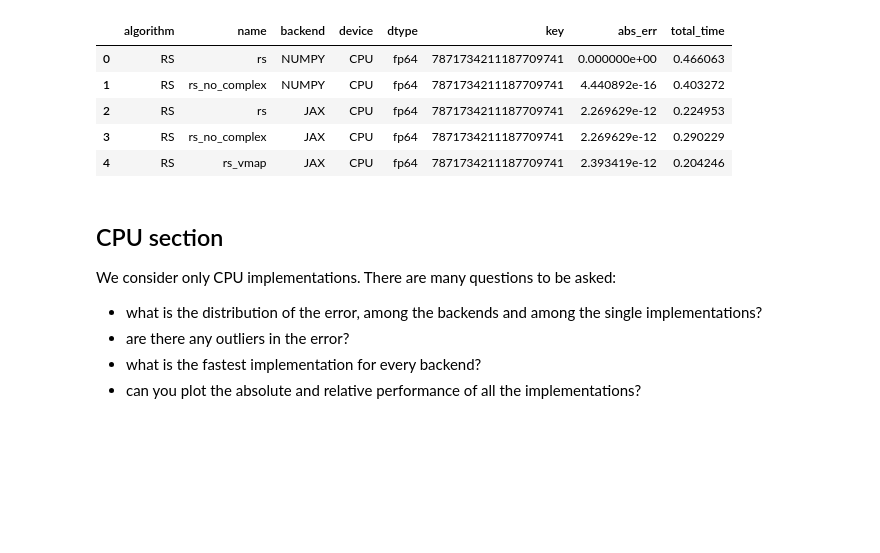
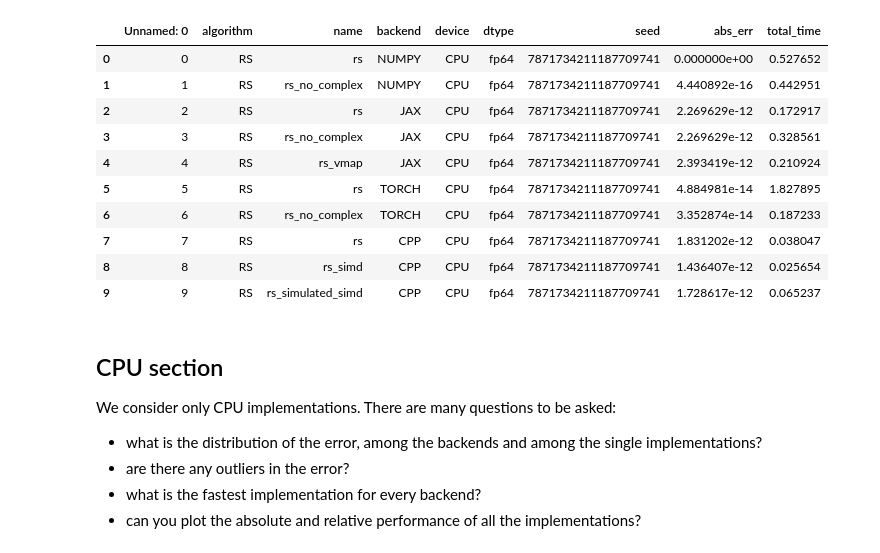
Before and after one commit to FattiMei/slm-porting, a Jupyter notebook: analysis/verification.ipynb, the cells around one changed output. Saved outputs shown, nothing was run; the diff lists cells and outputs as text; code cells hidden in the pictures; blank space fills up the shorter version.

```diff
--- a/analysis/verification.ipynb
+++ b/analysis/verification.ipynb
@@ -11,0 +13,12 @@ df = pd.read_csv('../out.csv')
+# %%
+# these are the columns of the dataset we will study
+COLUMNS = [
+    'algorithm',
+    'name',
+    'backend',
+    'device',
+    'dtype',
+    'seed',
+    'abs_err',
+    'total_time'
+]
@@ -11,0 +27,9 @@ df = pd.read_csv('../out.csv')
+# %%
+import jax
+import jax.numpy as jnp
+jax.config.update('jax_enable_x64', True)
+import numpy as np
+
+from slmporting.core.slm import SLM
+from slmporting.core.array import Array
+from slmporting.core.types import Algorithm, Backend, Device, DType
@@ -11,0 +88,9 @@ df = pd.read_csv('../out.csv')
+# %%
+# we are dealing with a number that lives in [0, 2π]
+# and wraps, so 2π-ε and ε are quite close
+#
+# there are possibly better error metrics to be chosen from,
+# especially if we wanted to explore multiprecision.
+# for the verification purposes, this one will suffice
+def error_function(x, y):
+    return np.max(np.abs(x-y))
@@ -11,0 +155,11 @@ df = pd.read_csv('../out.csv')
+# %%
+input_filename = 'hp_laptop.csv'
+
+try:
+    df = pd.read_csv(input_filename)
+except FileNotFoundError:
+    df = run_test_batch(
+        seed = 42,
+        nruns = 5,
+    )
+    df.to_csv(input_filename)
@@ -12,19 +182,24 @@ df = pd.read_csv('../out.csv')
 # %%
 # preprocessing function, temporary
 def remove_prefix(s: str):
     return s.split('.')[-1]
 
 for column_name in ['algorithm', 'backend', 'device', 'dtype']:
     df[column_name] = df[column_name].apply(remove_prefix)
 
-df.head()
+df.head(n=10)
 # %% [output]
-|  | algorithm | name | backend | device | dtype | key | abs_err | total_time |
-| 0 | RS | rs | NUMPY | CPU | fp64 | 7871734211187709741 | 0.000000e+00 | 0.466063 |
-| 1 | RS | rs_no_complex | NUMPY | CPU | fp64 | 7871734211187709741 | 4.440892e-16 | 0.403272 |
-| 2 | RS | rs | JAX | CPU | fp64 | 7871734211187709741 | 2.269629e-12 | 0.224953 |
-| 3 | RS | rs_no_complex | JAX | CPU | fp64 | 7871734211187709741 | 2.269629e-12 | 0.290229 |
-| 4 | RS | rs_vmap | JAX | CPU | fp64 | 7871734211187709741 | 2.393419e-12 | 0.204246 |
+|  | Unnamed: 0 | algorithm | name | backend | device | dtype | seed | abs_err | total_time |
+| 0 | 0 | RS | rs | NUMPY | CPU | fp64 | 7871734211187709741 | 0.000000e+00 | 0.527652 |
+| 1 | 1 | RS | rs_no_complex | NUMPY | CPU | fp64 | 7871734211187709741 | 4.440892e-16 | 0.442951 |
+| 2 | 2 | RS | rs | JAX | CPU | fp64 | 7871734211187709741 | 2.269629e-12 | 0.172917 |
+| 3 | 3 | RS | rs_no_complex | JAX | CPU | fp64 | 7871734211187709741 | 2.269629e-12 | 0.328561 |
+| 4 | 4 | RS | rs_vmap | JAX | CPU | fp64 | 7871734211187709741 | 2.393419e-12 | 0.210924 |
+| 5 | 5 | RS | rs | TORCH | CPU | fp64 | 7871734211187709741 | 4.884981e-14 | 1.827895 |
+| 6 | 6 | RS | rs_no_complex | TORCH | CPU | fp64 | 7871734211187709741 | 3.352874e-14 | 0.187233 |
+| 7 | 7 | RS | rs | CPP | CPU | fp64 | 7871734211187709741 | 1.831202e-12 | 0.038047 |
+| 8 | 8 | RS | rs_simd | CPP | CPU | fp64 | 7871734211187709741 | 1.436407e-12 | 0.025654 |
+| 9 | 9 | RS | rs_simulated_simd | CPP | CPU | fp64 | 7871734211187709741 | 1.728617e-12 | 0.065237 |
 # %% [markdown]
 ## CPU section
 We consider only CPU implementations. There are many questions to be asked:
```
Also changed, not shown: parts of 16 cells of this notebook, 1 other file.
